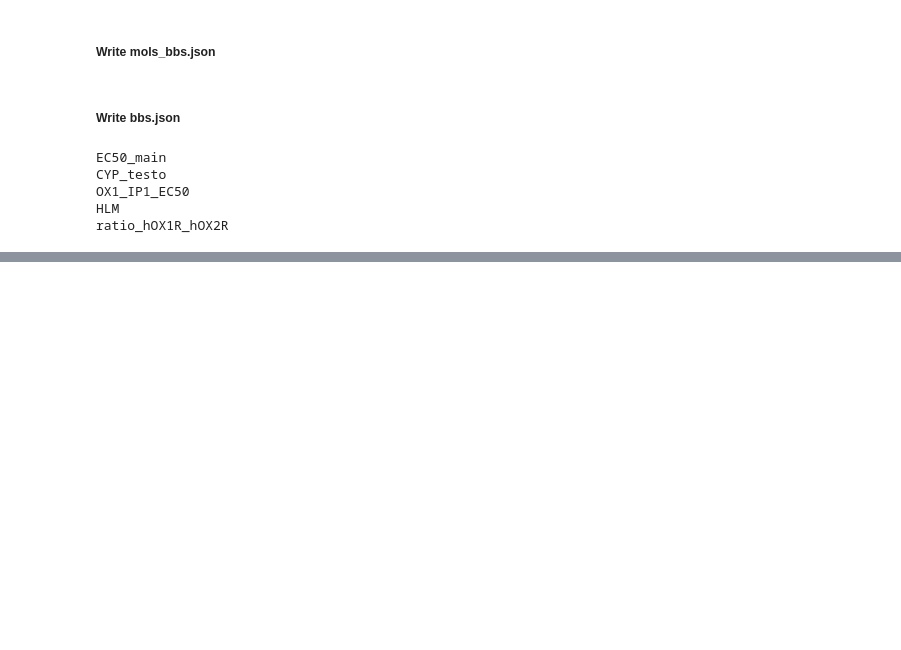
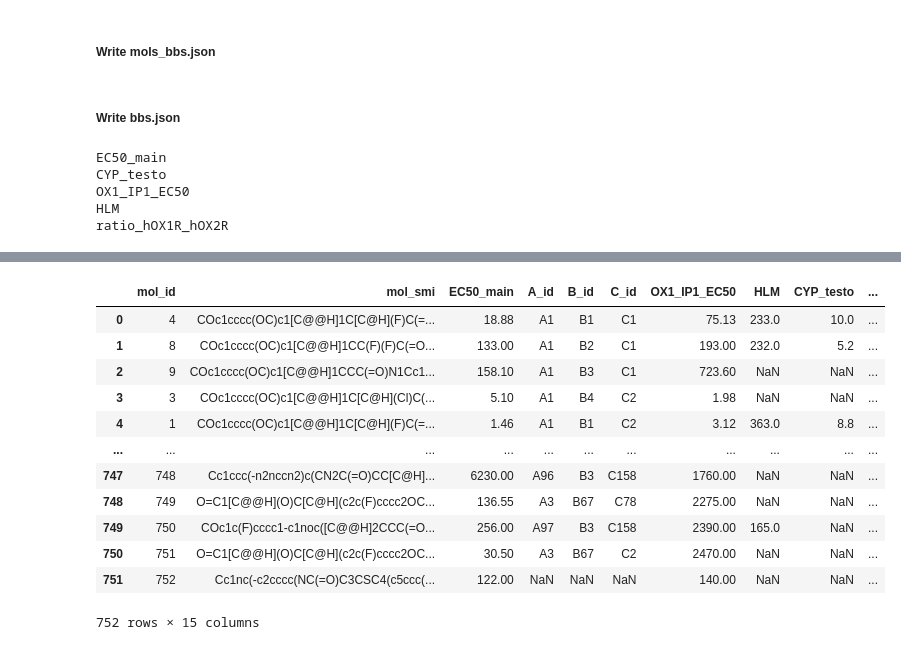
Before and after one commit to chevillardf/BB-SAR, a Jupyter notebook: data/format_DORA_Lactam_bbs.ipynb, the cells around one changed output, grey strips where cells are left out. Cells and saved outputs as stored; diff of their text form; code cells hidden in the pictures; blank space fills up the shorter version.

```diff
--- a/data/format_DORA_Lactam_bbs.ipynb
+++ b/data/format_DORA_Lactam_bbs.ipynb
@@ -203,10 +199,17 @@ err
 mols_with_bb_ids = mols_with_bb_ids[['ID', 'mol_smi', 'EC50_main', 'A_id', 'B_id', 'C_id', 'OX1_IP1_EC50', 'HLM', 'CYP_testo',
        'ratio_hOX1R_hOX2R', 'mol_flag']]
 mols_with_bb_ids.rename(columns={'ID':'mol_id'}, inplace=True)
+mols_with_bb_ids['project'] = 'DORA'
+mols_with_bb_ids['series'] = 'Lactam'
 # fix B22/68 stereo: this is done to distinguish the enantio pure BB from the racemic for later analysis
 mols_with_bb_ids.loc[(mols_with_bb_ids['B_id'] == 'B22') & (mols_with_bb_ids['mol_flag'] == 'this enantiomer R'), 'B_id'] = 'B68'
 mols_with_bb_ids['bbs_id'] = mols_with_bb_ids[['A_id', 'B_id', 'C_id']].values.tolist()
 mols_with_bb_ids['sub_series'] = ''
+mols_with_bb_ids['EC50_main'] = mols_with_bb_ids['EC50_main'].astype(float)
+mols_with_bb_ids['CYP_testo'] =  pd.to_numeric(mols_with_bb_ids['CYP_testo'], errors='coerce')
+mols_with_bb_ids['OX1_IP1_EC50'] = mols_with_bb_ids['OX1_IP1_EC50'].astype(float)
+mols_with_bb_ids['HLM'] =  pd.to_numeric(mols_with_bb_ids['HLM'], errors='coerce')
+mols_with_bb_ids['ratio_hOX1R_hOX2R'] = mols_with_bb_ids['ratio_hOX1R_hOX2R'].astype(float)
 mols_with_bb_ids.to_json('DORA_Lactam_mols_bbs.json', orient = 'records')
 # %% [markdown]
 ##### Write bbs.json
@@ -243,0 +264,16 @@ bbs_with_ppties.to_json('../data/DORA_Lactam_bbs.json', orient = 'records')
+# %%
+mols_with_bb_ids
+# %% [output]
+|  | mol_id | mol_smi | EC50_main | A_id | B_id | C_id | OX1_IP1_EC50 | HLM | CYP_testo | ... |
+| 0 | 4 | COc1cccc(OC)c1[C@@H]1C[C@H](F)C(=... | 18.88 | A1 | B1 | C1 | 75.13 | 233.0 | 10.0 | ... |
+| 1 | 8 | COc1cccc(OC)c1[C@@H]1CC(F)(F)C(=O... | 133.00 | A1 | B2 | C1 | 193.00 | 232.0 | 5.2 | ... |
+| 2 | 9 | COc1cccc(OC)c1[C@@H]1CCC(=O)N1Cc1... | 158.10 | A1 | B3 | C1 | 723.60 | NaN | NaN | ... |
+| 3 | 3 | COc1cccc(OC)c1[C@@H]1C[C@H](Cl)C(... | 5.10 | A1 | B4 | C2 | 1.98 | NaN | NaN | ... |
+| 4 | 1 | COc1cccc(OC)c1[C@@H]1C[C@H](F)C(=... | 1.46 | A1 | B1 | C2 | 3.12 | 363.0 | 8.8 | ... |
+| ... | ... | ... | ... | ... | ... | ... | ... | ... | ... | ... |
+| 747 | 748 | Cc1ccc(-n2nccn2)c(CN2C(=O)CC[C@H]... | 6230.00 | A96 | B3 | C158 | 1760.00 | NaN | NaN | ... |
+| 748 | 749 | O=C1[C@@H](O)C[C@H](c2c(F)cccc2OC... | 136.55 | A3 | B67 | C78 | 2275.00 | NaN | NaN | ... |
+| 749 | 750 | COc1c(F)cccc1-c1noc([C@@H]2CCC(=O... | 256.00 | A97 | B3 | C158 | 2390.00 | 165.0 | NaN | ... |
+| 750 | 751 | O=C1[C@@H](O)C[C@H](c2c(F)cccc2OC... | 30.50 | A3 | B67 | C2 | 2470.00 | NaN | NaN | ... |
+| 751 | 752 | Cc1nc(-c2cccc(NC(=O)C3CSC4(c5ccc(... | 122.00 | NaN | NaN | NaN | 140.00 | NaN | NaN | ... |
+752 rows × 15 columns
```
Also changed, not shown: parts of 4 cells of this notebook, 2 other files.
